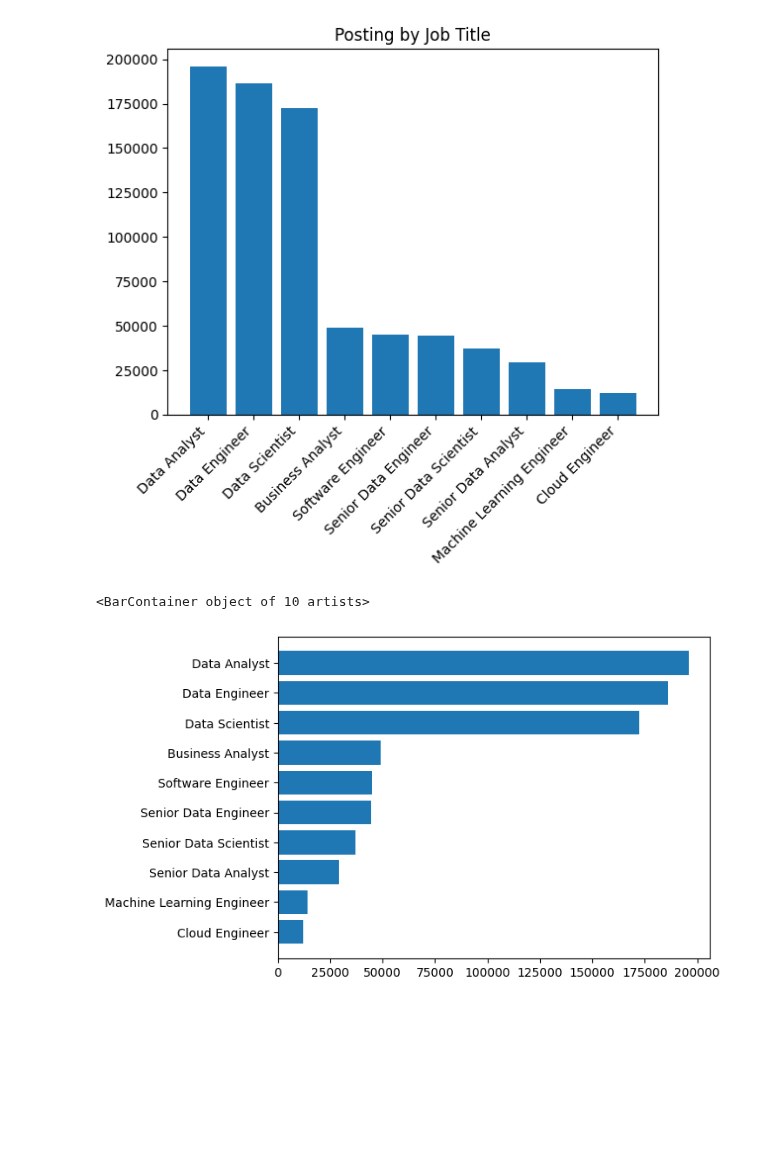
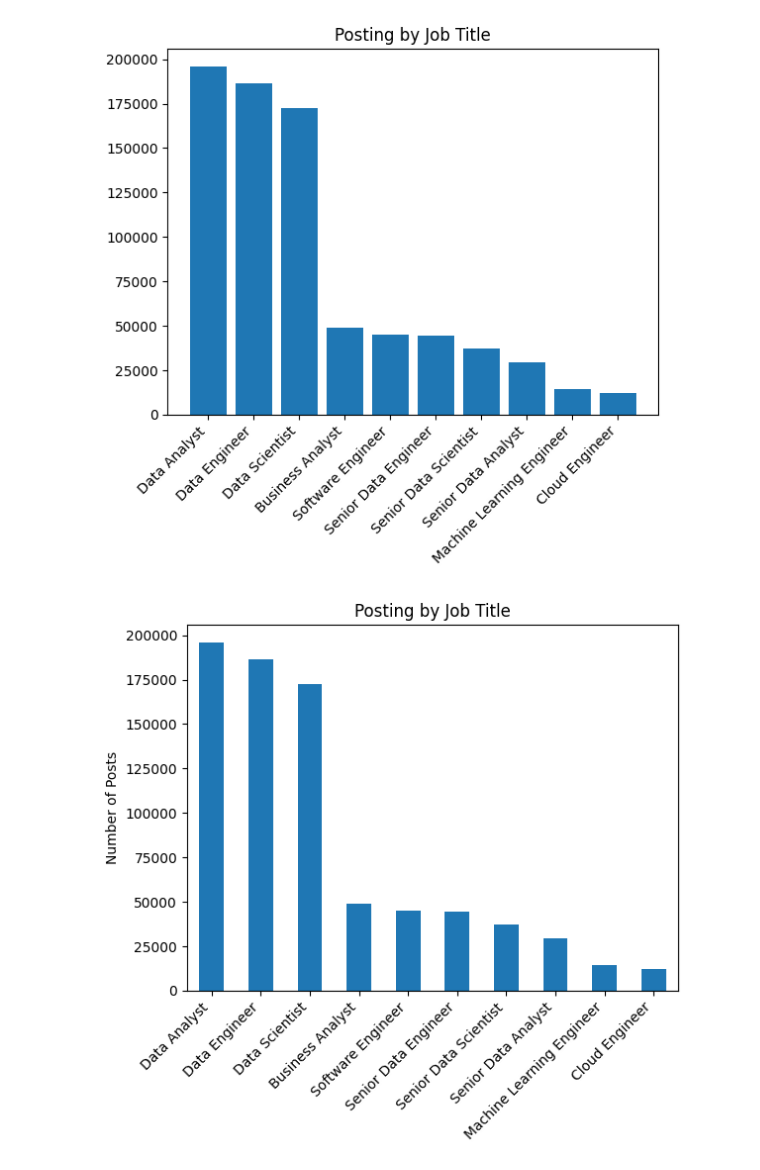
Before and after one commit to VIVoGJF/PYTHON, a Jupyter notebook: Jupyter/Basic_Programs/sample6.ipynb, the cells around one changed output. Drawn from its saved outputs; the diff is of its cells as text; code cells hidden in the pictures; blank space fills up the shorter version.

```diff
--- a/Jupyter/sample6.ipynb
+++ b/Jupyter/Basic_Programs/sample6.ipynb
@@ -67,5 +65,9 @@ job2 = df['job_title_short'].value_counts().sort_values(ascending=True)
-# %%
-plt.barh(job2.index, job2)
-# %% [output]
-<BarContainer object of 10 artists>
-[figure, removed]
+# %%
+job1.plot(kind="bar")
+plt.title('Posting by Job Title')
+plt.xlabel('')
+plt.ylabel('Number of Posts')
+plt.xticks(rotation=45, ha='right')
+plt.show()
+# %% [output]
+[figure, added]
```
Also changed, not shown: parts of 1 cell of this notebook, 1 other file.
